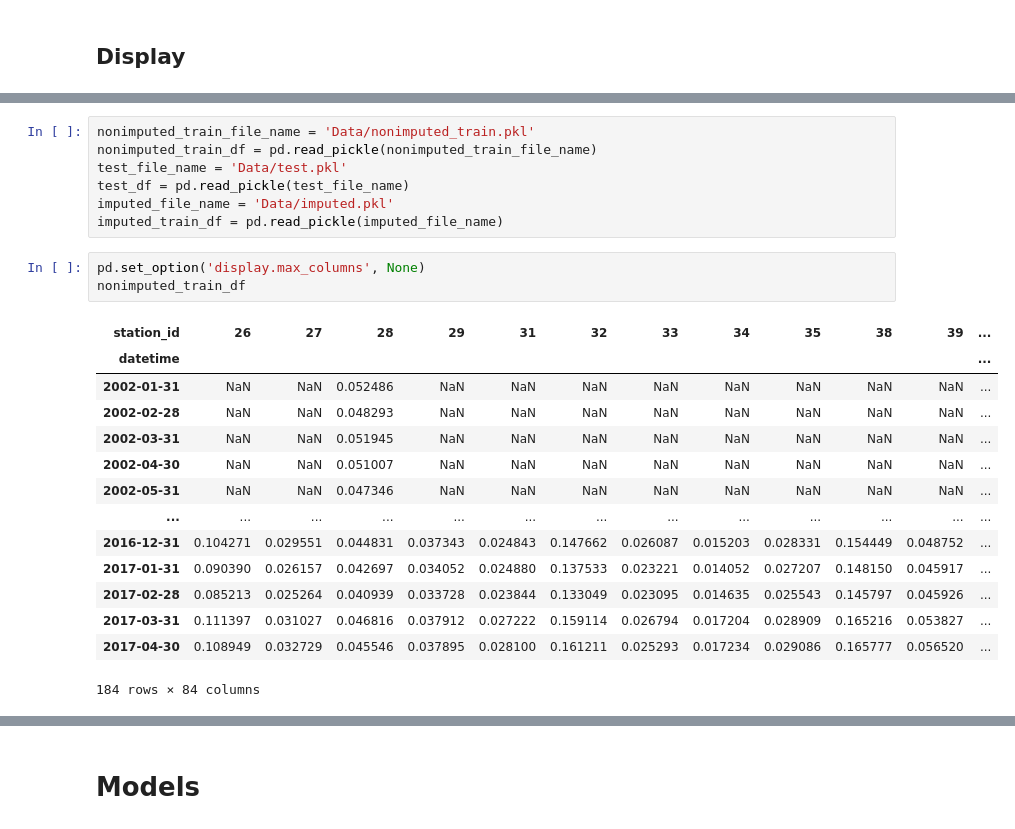
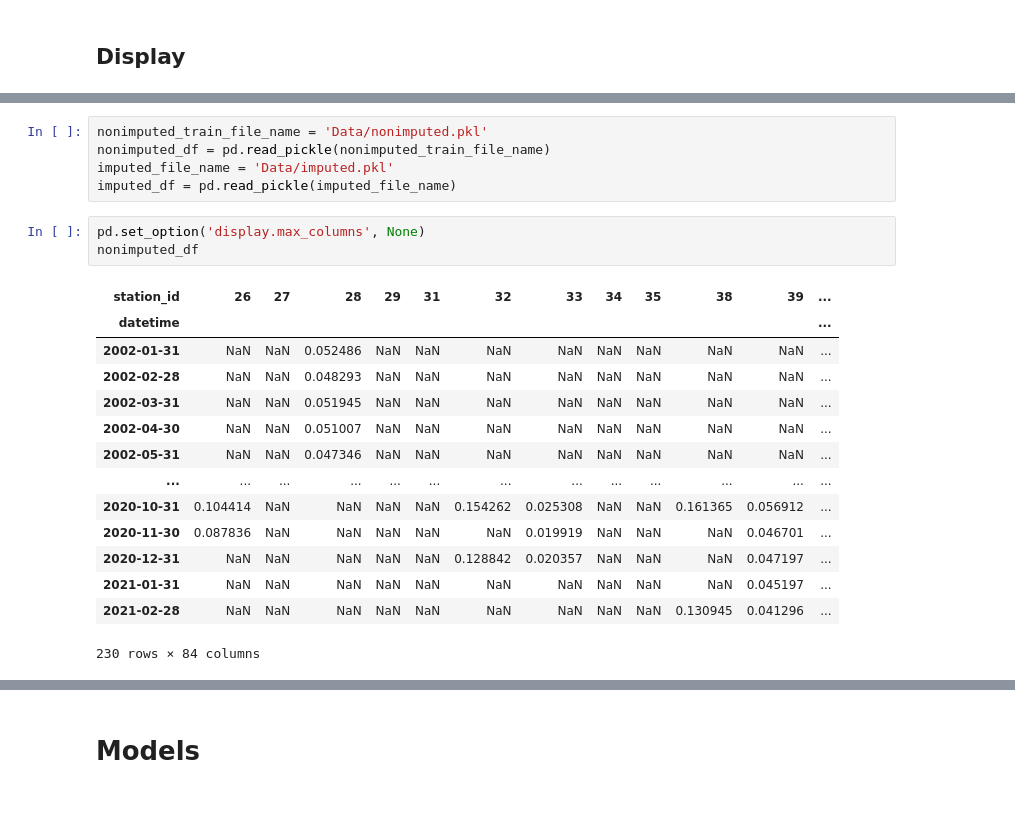
Before and after one commit to nmwodarz/traffic-project, a Jupyter notebook: Capstone 3 - Modeling.ipynb, the cells around one changed output, grey strips where cells are left out. Drawn from its saved outputs; the diff is of its cells as text.

```diff
--- a/Capstone 3 - Modeling.ipynb
+++ b/Capstone 3 - Modeling.ipynb
@@ -47,27 +48,25 @@ To toggle on/off output_stderr, click <a href="javascript:code_toggle_err()">her
 # %% [output]
 [interactive output not drawn]
 # %%
-nonimputed_train_file_name = 'Data/nonimputed_train.pkl'
-nonimputed_train_df = pd.read_pickle(nonimputed_train_file_name)
-test_file_name = 'Data/test.pkl'
-test_df = pd.read_pickle(test_file_name)
+nonimputed_train_file_name = 'Data/nonimputed.pkl'
+nonimputed_df = pd.read_pickle(nonimputed_train_file_name)
 imputed_file_name = 'Data/imputed.pkl'
-imputed_train_df = pd.read_pickle(imputed_file_name)
+imputed_df = pd.read_pickle(imputed_file_name)
 # %%
 pd.set_option('display.max_columns', None)
-nonimputed_train_df
+nonimputed_df
 # %% [output]
 | station_id | 26 | 27 | 28 | 29 | 31 | 32 | 33 | 34 | 35 | 38 | 39 | ... |
 | datetime |  |  |  |  |  |  |  |  |  |  |  | ... |
 | 2002-01-31 | NaN | NaN | 0.052486 | NaN | NaN | NaN | NaN | NaN | NaN | NaN | NaN | ... |
 | 2002-02-28 | NaN | NaN | 0.048293 | NaN | NaN | NaN | NaN | NaN | NaN | NaN | NaN | ... |
 | 2002-03-31 | NaN | NaN | 0.051945 | NaN | NaN | NaN | NaN | NaN | NaN | NaN | NaN | ... |
 | 2002-04-30 | NaN | NaN | 0.051007 | NaN | NaN | NaN | NaN | NaN | NaN | NaN | NaN | ... |
 | 2002-05-31 | NaN | NaN | 0.047346 | NaN | NaN | NaN | NaN | NaN | NaN | NaN | NaN | ... |
 | ... | ... | ... | ... | ... | ... | ... | ... | ... | ... | ... | ... | ... |
-| 2016-12-31 | 0.104271 | 0.029551 | 0.044831 | 0.037343 | 0.024843 | 0.147662 | 0.026087 | 0.015203 | 0.028331 | 0.154449 | 0.048752 | ... |
-| 2017-01-31 | 0.090390 | 0.026157 | 0.042697 | 0.034052 | 0.024880 | 0.137533 | 0.023221 | 0.014052 | 0.027207 | 0.148150 | 0.045917 | ... |
-| 2017-02-28 | 0.085213 | 0.025264 | 0.040939 | 0.033728 | 0.023844 | 0.133049 | 0.023095 | 0.014635 | 0.025543 | 0.145797 | 0.045926 | ... |
-| 2017-03-31 | 0.111397 | 0.031027 | 0.046816 | 0.037912 | 0.027222 | 0.159114 | 0.026794 | 0.017204 | 0.028909 | 0.165216 | 0.053827 | ... |
-| 2017-04-30 | 0.108949 | 0.032729 | 0.045546 | 0.037895 | 0.028100 | 0.161211 | 0.025293 | 0.017234 | 0.029086 | 0.165777 | 0.056520 | ... |
+| 2020-10-31 | 0.104414 | NaN | NaN | NaN | NaN | 0.154262 | 0.025308 | NaN | NaN | 0.161365 | 0.056912 | ... |
+| 2020-11-30 | 0.087836 | NaN | NaN | NaN | NaN | NaN | 0.019919 | NaN | NaN | NaN | 0.046701 | ... |
+| 2020-12-31 | NaN | NaN | NaN | NaN | NaN | 0.128842 | 0.020357 | NaN | NaN | NaN | 0.047197 | ... |
+| 2021-01-31 | NaN | NaN | NaN | NaN | NaN | NaN | NaN | NaN | NaN | NaN | 0.045197 | ... |
+| 2021-02-28 | NaN | NaN | NaN | NaN | NaN | NaN | NaN | NaN | NaN | 0.130945 | 0.041296 | ... |
-184 rows × 84 columns
+230 rows × 84 columns
```
Also changed, not shown: parts of 66 cells of this notebook.
